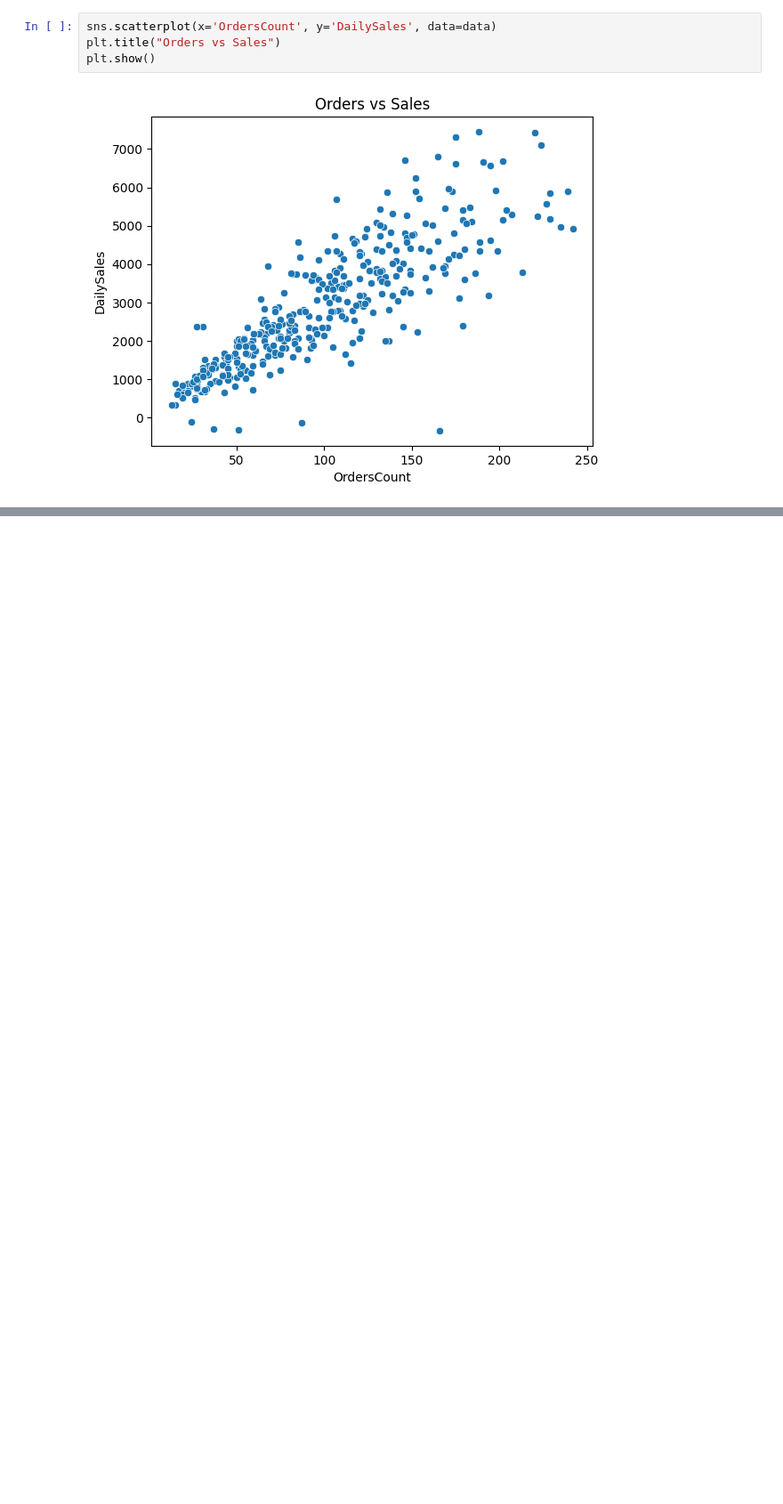
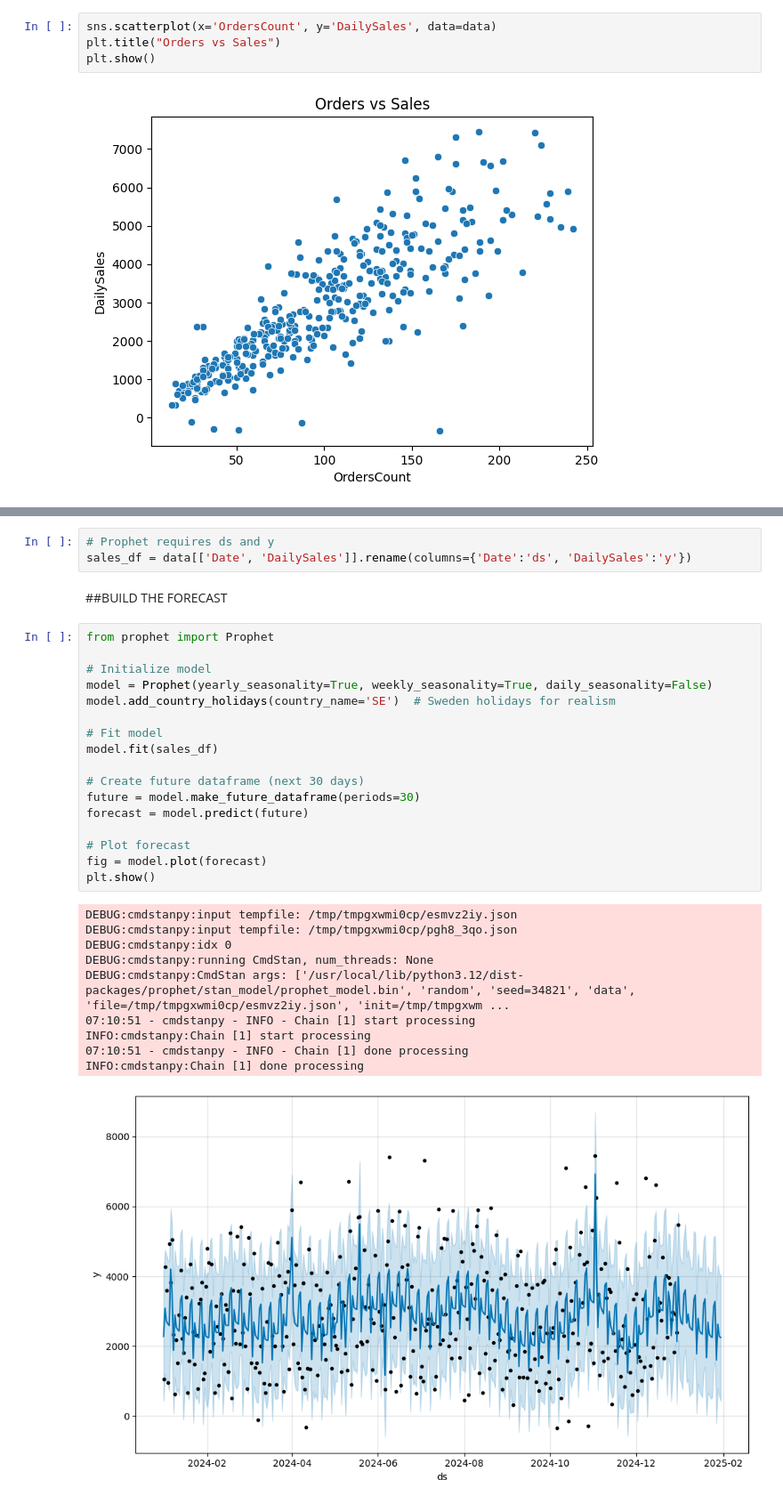
Before and after one commit to Mainabryan/-DropNet-Predicting-University-Dropout-Risk-in-Kenya, a Jupyter notebook: Retail_Sales_machine_leanring_project.ipynb, the cells around one changed output, grey strips where cells are left out. Shown at 89% size. Saved outputs shown, nothing was run; the diff lists cells and outputs as text; blank space fills up the shorter version.

```diff
--- a/Retail_Sales_machine_leanring_project.ipynb
+++ b/Retail_Sales_machine_leanring_project.ipynb
@@ -216,0 +215,33 @@ plt.show()
+# %%
+# Prophet requires ds and y
+sales_df = data[['Date', 'DailySales']].rename(columns={'Date':'ds', 'DailySales':'y'})
+# %% [markdown]
+##BUILD THE FORECAST
+# %%
+from prophet import Prophet
+
+# Initialize model
+model = Prophet(yearly_seasonality=True, weekly_seasonality=True, daily_seasonality=False)
+model.add_country_holidays(country_name='SE')  # Sweden holidays for realism
+
+# Fit model
+model.fit(sales_df)
+
+# Create future dataframe (next 30 days)
+future = model.make_future_dataframe(periods=30)
+forecast = model.predict(future)
+
+# Plot forecast
+fig = model.plot(forecast)
+plt.show()
+# %% [output]
+DEBUG:cmdstanpy:input tempfile: /tmp/tmpgxwmi0cp/esmvz2iy.json
+DEBUG:cmdstanpy:input tempfile: /tmp/tmpgxwmi0cp/pgh8_3qo.json
+DEBUG:cmdstanpy:idx 0
+DEBUG:cmdstanpy:running CmdStan, num_threads: None
+DEBUG:cmdstanpy:CmdStan args: ['/usr/local/lib/python3.12/dist-packages/prophet/stan_model/prophet_model.bin', 'random', 'seed=34821', 'data', 'file=/tmp/tmpgxwmi0cp/esmvz2iy.json', 'init=/tmp/tmpgxwm ...
+07:10:51 - cmdstanpy - INFO - Chain [1] start processing
+INFO:cmdstanpy:Chain [1] start processing
+07:10:51 - cmdstanpy - INFO - Chain [1] done processing
+INFO:cmdstanpy:Chain [1] done processing
+[figure, added]
```
Also changed, not shown: parts of 7 cells of this notebook.
